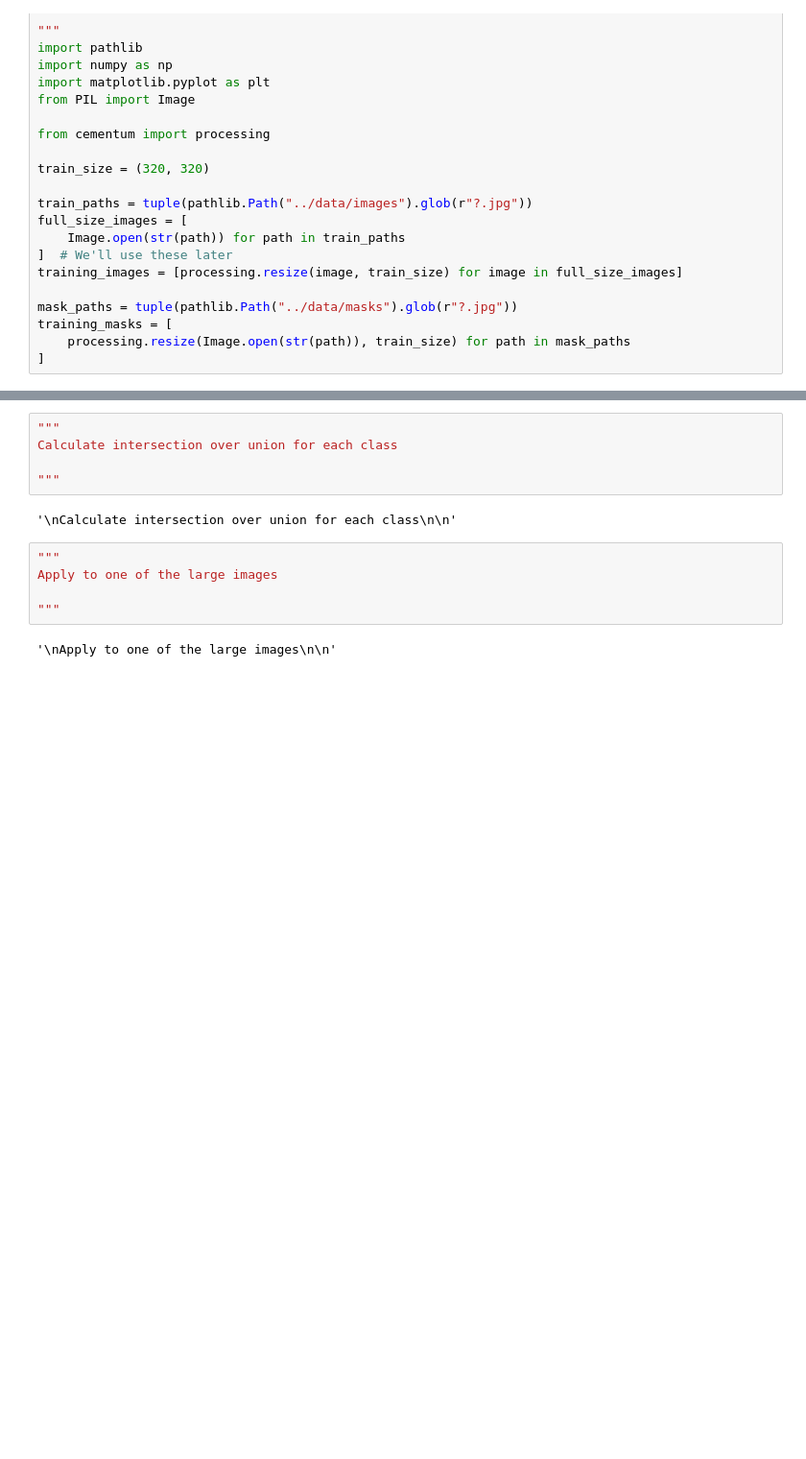
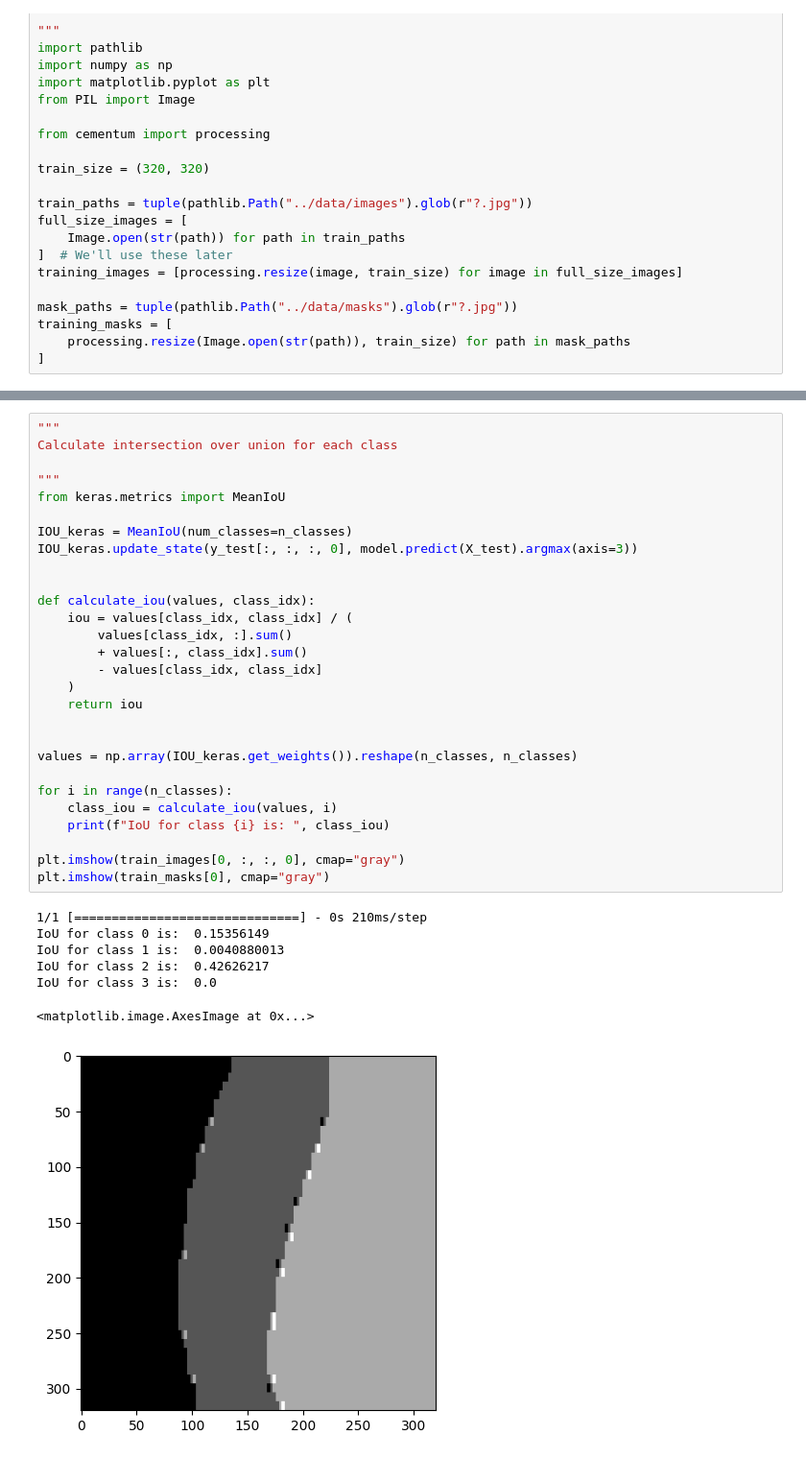
Before and after one commit to richard-lane/cementum, a Jupyter notebook: pipeline/reproduce.ipynb, the cells around one changed output, grey strips where cells are left out. Shown: that part at 96% size. Drawn from its saved outputs; the diff is of its cells as text; blank space fills up the shorter version.

```diff
--- a/pipeline/reproduce.ipynb
+++ b/pipeline/reproduce.ipynb
@@ -222,14 +234,36 @@ axes[0].legend()
-# %%
-"""
-Calculate intersection over union for each class
-
-"""
-# %% [output]
-'\nCalculate intersection over union for each class\n\n'
-# %%
-"""
-Apply to one of the large images
-
-"""
-# %% [output]
-'\nApply to one of the large images\n\n'
+# %%
+"""
+Calculate intersection over union for each class
+
+"""
+from keras.metrics import MeanIoU
+
+IOU_keras = MeanIoU(num_classes=n_classes)
+IOU_keras.update_state(y_test[:, :, :, 0], model.predict(X_test).argmax(axis=3))
+
+
+def calculate_iou(values, class_idx):
+    iou = values[class_idx, class_idx] / (
+        values[class_idx, :].sum()
+        + values[:, class_idx].sum()
+        - values[class_idx, class_idx]
+    )
+    return iou
+
+
+values = np.array(IOU_keras.get_weights()).reshape(n_classes, n_classes)
+
+for i in range(n_classes):
+    class_iou = calculate_iou(values, i)
+    print(f"IoU for class {i} is: ", class_iou)
+
+plt.imshow(train_images[0, :, :, 0], cmap="gray")
+plt.imshow(train_masks[0], cmap="gray")
+# %% [output]
+1/1 [==============================] - 0s 210ms/step
+IoU for class 0 is:  0.15356149
+IoU for class 1 is:  0.0040880013
+IoU for class 2 is:  0.42626217
+IoU for class 3 is:  0.0
+<matplotlib.image.AxesImage at 0x...>
+[figure, added]
```
Also changed, not shown: parts of 6 cells of this notebook, 2 other files.
